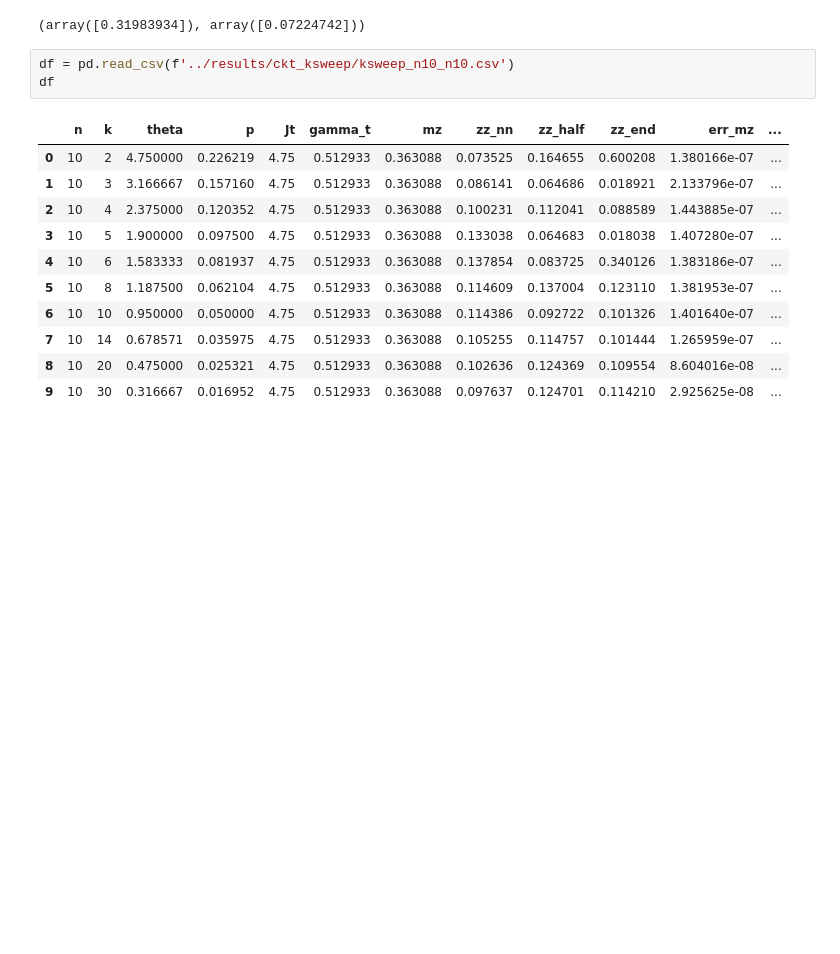
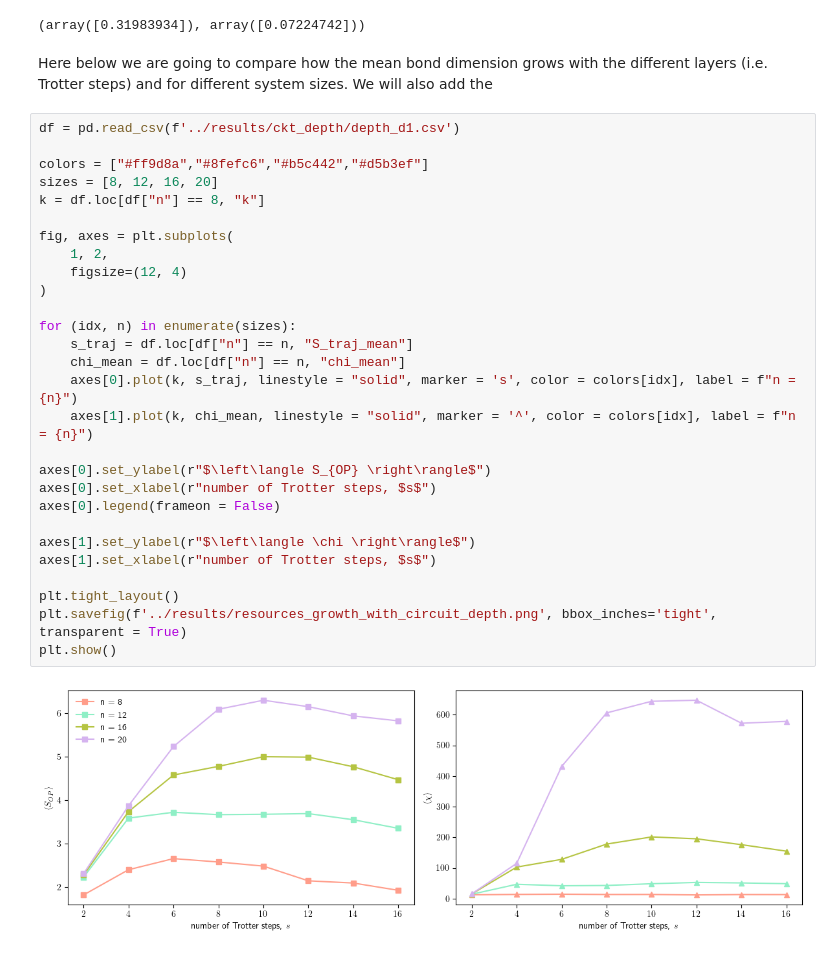
Before and after one commit to bentirher/dmpf_dissipation, a Jupyter notebook: standard_adc/classical_hardness_plot.ipynb, the cells around one changed output. Saved outputs shown, nothing was run; the diff lists cells and outputs as text; blank space fills up the shorter version.

Commit message:
resource growth estimation at the operating point. with the number of trotter steps

```diff
--- a/standard_adc/classical_hardness_plot.ipynb
+++ b/standard_adc/classical_hardness_plot.ipynb
@@ -390,18 +390,35 @@ np.float64(16903.08509457033)
 B, ln_A
 # %% [output]
 (array([0.31983934]), array([0.07224742]))
+# %% [markdown]
+Here below we are going to compare how the mean bond dimension grows with the different layers (i.e. Trotter steps) and for different system sizes. We will also add the
 # %%
-df = pd.read_csv(f'../results/ckt_ksweep/ksweep_n10_n10.csv')
-df
+df = pd.read_csv(f'../results/ckt_depth/depth_d1.csv')
+
+colors = ["#ff9d8a","#8fefc6","#b5c442","#d5b3ef"]
+sizes = [8, 12, 16, 20]
+k = df.loc[df["n"] == 8, "k"]
+
+fig, axes = plt.subplots(
+    1, 2,
+    figsize=(12, 4)
+)
+
+for (idx, n) in enumerate(sizes):
+    s_traj = df.loc[df["n"] == n, "S_traj_mean"]
+    chi_mean = df.loc[df["n"] == n, "chi_mean"]
+    axes[0].plot(k, s_traj, linestyle = "solid", marker = 's', color = colors[idx], label = f"n = {n}")
+    axes[1].plot(k, chi_mean, linestyle = "solid", marker = '^', color = colors[idx], label = f"n = {n}")
+
+axes[0].set_ylabel(r"$\left\langle S_{OP} \right\rangle$")
+axes[0].set_xlabel(r"number of Trotter steps, $s$")
+axes[0].legend(frameon = False)
+
+axes[1].set_ylabel(r"$\left\langle \chi \right\rangle$")
+axes[1].set_xlabel(r"number of Trotter steps, $s$")
+
+plt.tight_layout()
+plt.savefig(f'../results/resources_growth_with_circuit_depth.png', bbox_inches='tight', transparent = True)
+plt.show()
 # %% [output]
-|  | n | k | theta | p | Jt | gamma_t | mz | zz_nn | zz_half | zz_end | err_mz | ... |
-| 0 | 10 | 2 | 4.750000 | 0.226219 | 4.75 | 0.512933 | 0.363088 | 0.073525 | 0.164655 | 0.600208 | 1.380166e-07 | ... |
-| 1 | 10 | 3 | 3.166667 | 0.157160 | 4.75 | 0.512933 | 0.363088 | 0.086141 | 0.064686 | 0.018921 | 2.133796e-07 | ... |
-| 2 | 10 | 4 | 2.375000 | 0.120352 | 4.75 | 0.512933 | 0.363088 | 0.100231 | 0.112041 | 0.088589 | 1.443885e-07 | ... |
-| 3 | 10 | 5 | 1.900000 | 0.097500 | 4.75 | 0.512933 | 0.363088 | 0.133038 | 0.064683 | 0.018038 | 1.407280e-07 | ... |
-| 4 | 10 | 6 | 1.583333 | 0.081937 | 4.75 | 0.512933 | 0.363088 | 0.137854 | 0.083725 | 0.340126 | 1.383186e-07 | ... |
-| 5 | 10 | 8 | 1.187500 | 0.062104 | 4.75 | 0.512933 | 0.363088 | 0.114609 | 0.137004 | 0.123110 | 1.381953e-07 | ... |
-| 6 | 10 | 10 | 0.950000 | 0.050000 | 4.75 | 0.512933 | 0.363088 | 0.114386 | 0.092722 | 0.101326 | 1.401640e-07 | ... |
-| 7 | 10 | 14 | 0.678571 | 0.035975 | 4.75 | 0.512933 | 0.363088 | 0.105255 | 0.114757 | 0.101444 | 1.265959e-07 | ... |
-| 8 | 10 | 20 | 0.475000 | 0.025321 | 4.75 | 0.512933 | 0.363088 | 0.102636 | 0.124369 | 0.109554 | 8.604016e-08 | ... |
-| 9 | 10 | 30 | 0.316667 | 0.016952 | 4.75 | 0.512933 | 0.363088 | 0.097637 | 0.124701 | 0.114210 | 2.925625e-08 | ... |
+[figure, added]
```
Also changed, not shown: 1 other file.
